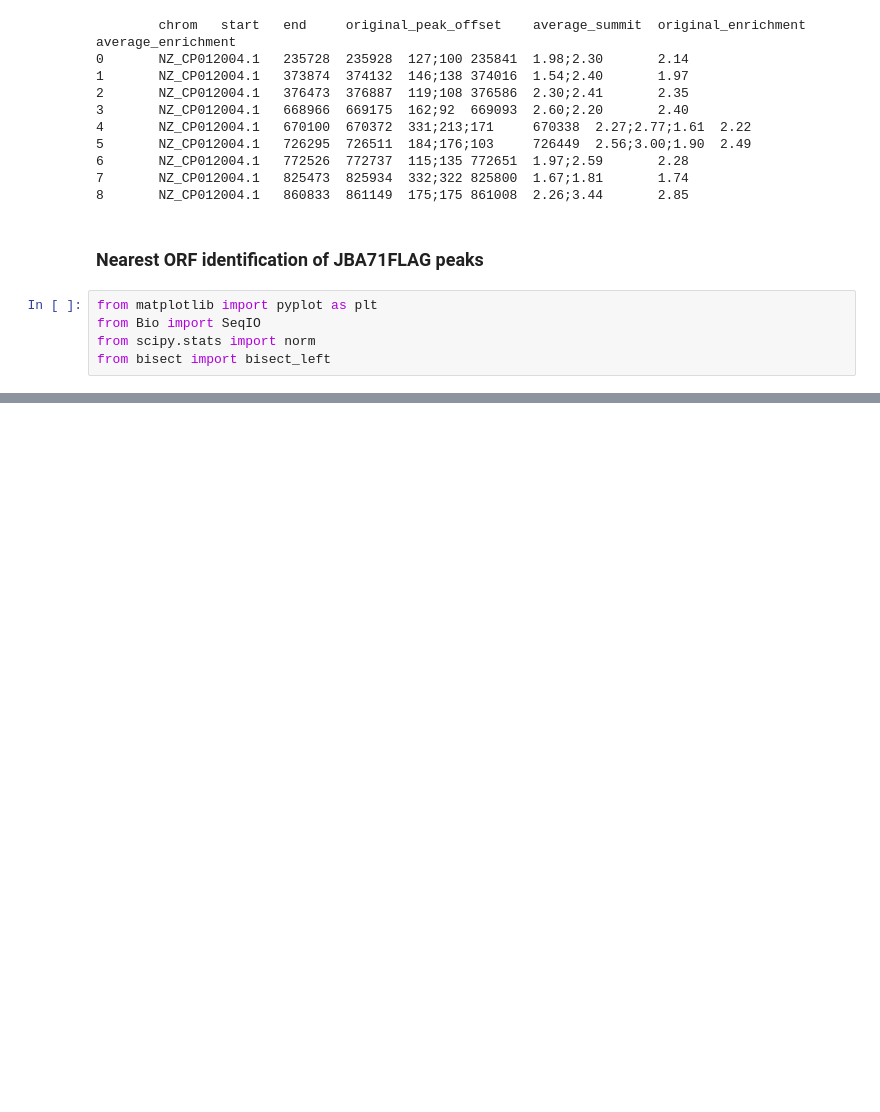
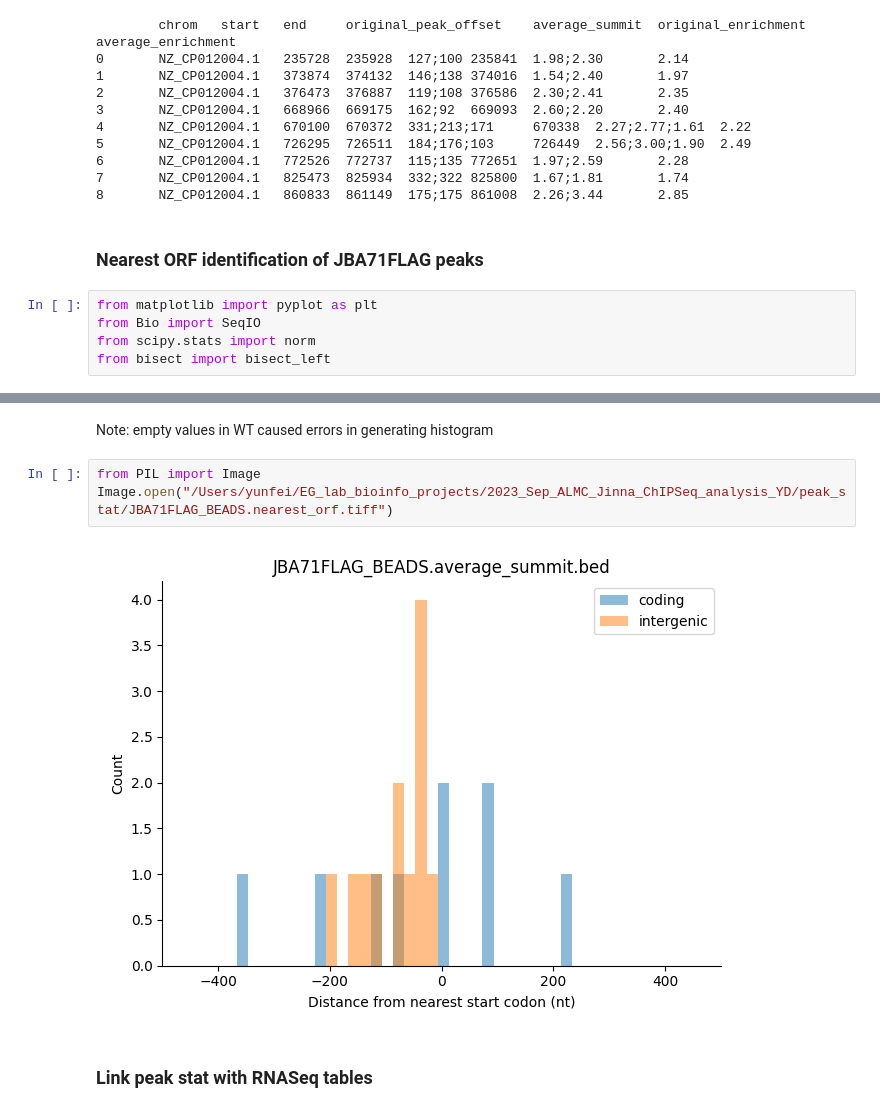
Before and after one commit to yunfei-dai/geisingerlab-chipseq-almc-jb, a Jupyter notebook: notebook/almc_secondary_analysis.ipynb, the cells around one changed output, grey strips where cells are left out. Drawn from its saved outputs; the diff is of its cells as text; blank space fills up the shorter version.

```diff
--- a/notebook/almc_secondary_analysis.ipynb
+++ b/notebook/almc_secondary_analysis.ipynb
@@ -103,0 +120,9 @@ TypeError: str.join() takes exactly one argument (10 given)
+# %% [markdown]
+Note: empty values in WT caused errors in generating histogram
+# %%
+from PIL import Image
+Image.open("/Users/yunfei/EG_lab_bioinfo_projects/2023_Sep_ALMC_Jinna_ChIPSeq_analysis_YD/peak_stat/JBA71FLAG_BEADS.nearest_orf.tiff")
+# %% [output]
+[figure, added]
+# %% [markdown]
+### Link peak stat with RNASeq tables
```
Also changed, not shown: parts of 3 cells of this notebook.
